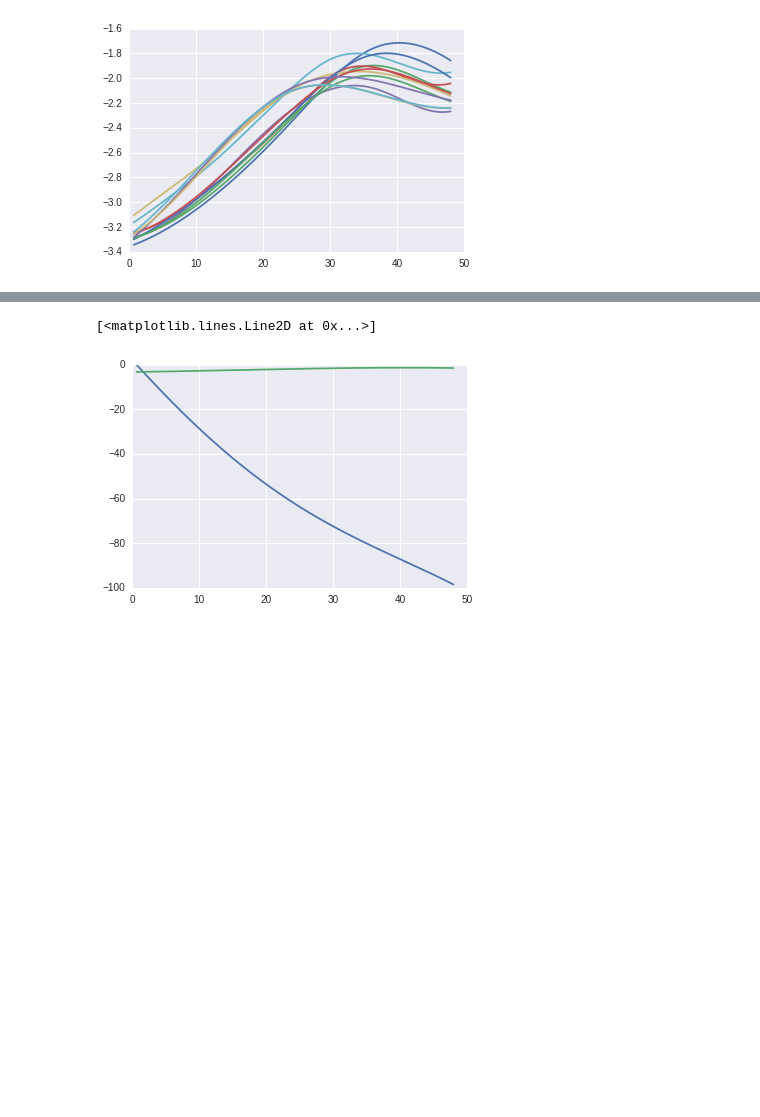
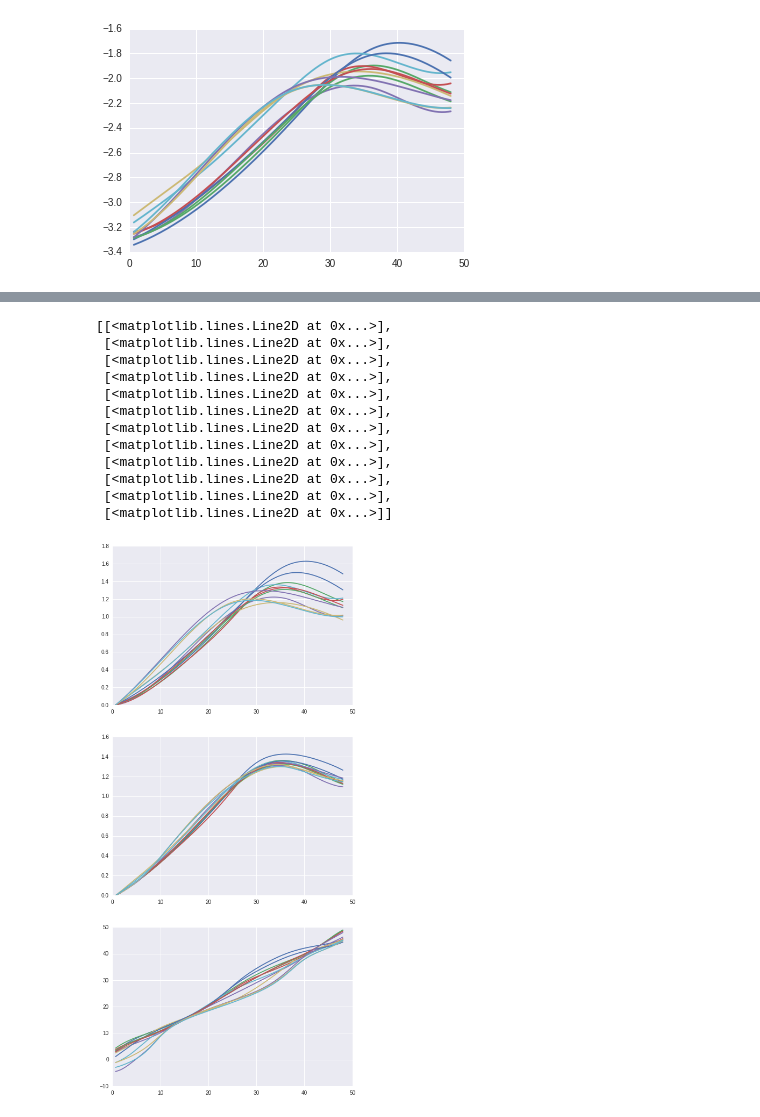
Before and after one commit to ptonner/pyFDA, a Jupyter notebook: examples/registerGrowthData.ipynb, the cells around one changed output, grey strips where cells are left out. Drawn from its saved outputs; the diff is of its cells as text; code cells hidden in the pictures; blank space fills up the shorter version.

```diff
--- a/examples/registerGrowthData.ipynb
+++ b/examples/registerGrowthData.ipynb
@@ -346,8 +352,26 @@ plt.figure(figsize=(10,10))
-# %%
-reload(bspline)
-
-plt.plot(t,bspline.Bspline(t,data.data.iloc[:,1],s=1)(t,deriv=-1))
-plt.plot(t,bspline.Bspline(t,data.data.iloc[:,1],s=1)(t,deriv=0))
-# %% [output]
-[<matplotlib.lines.Line2D at 0x...>]
-[figure, removed]
+# %%
+plt.figure(figsize=(8,18))
+
+for i in range(0,len(splines)):
+    plt.subplot(311)
+    plt.plot(t,reg.xhistory[0][i](t,deriv=-1))
+
+    plt.subplot(312)
+    plt.plot(t,reg.xhistory[-1][i](t,deriv=-1))
+
+plt.subplot(313)
+[plt.plot(t,hf(t)) for hf in reg.registerHistory[-1]]
+# %% [output]
+[[<matplotlib.lines.Line2D at 0x...>],
+ [<matplotlib.lines.Line2D at 0x...>],
+ [<matplotlib.lines.Line2D at 0x...>],
+ [<matplotlib.lines.Line2D at 0x...>],
+ [<matplotlib.lines.Line2D at 0x...>],
+ [<matplotlib.lines.Line2D at 0x...>],
+ [<matplotlib.lines.Line2D at 0x...>],
+ [<matplotlib.lines.Line2D at 0x...>],
+ [<matplotlib.lines.Line2D at 0x...>],
+ [<matplotlib.lines.Line2D at 0x...>],
+ [<matplotlib.lines.Line2D at 0x...>],
+ [<matplotlib.lines.Line2D at 0x...>]]
+[figure, added]
```
Also changed, not shown: parts of 6 cells of this notebook.
